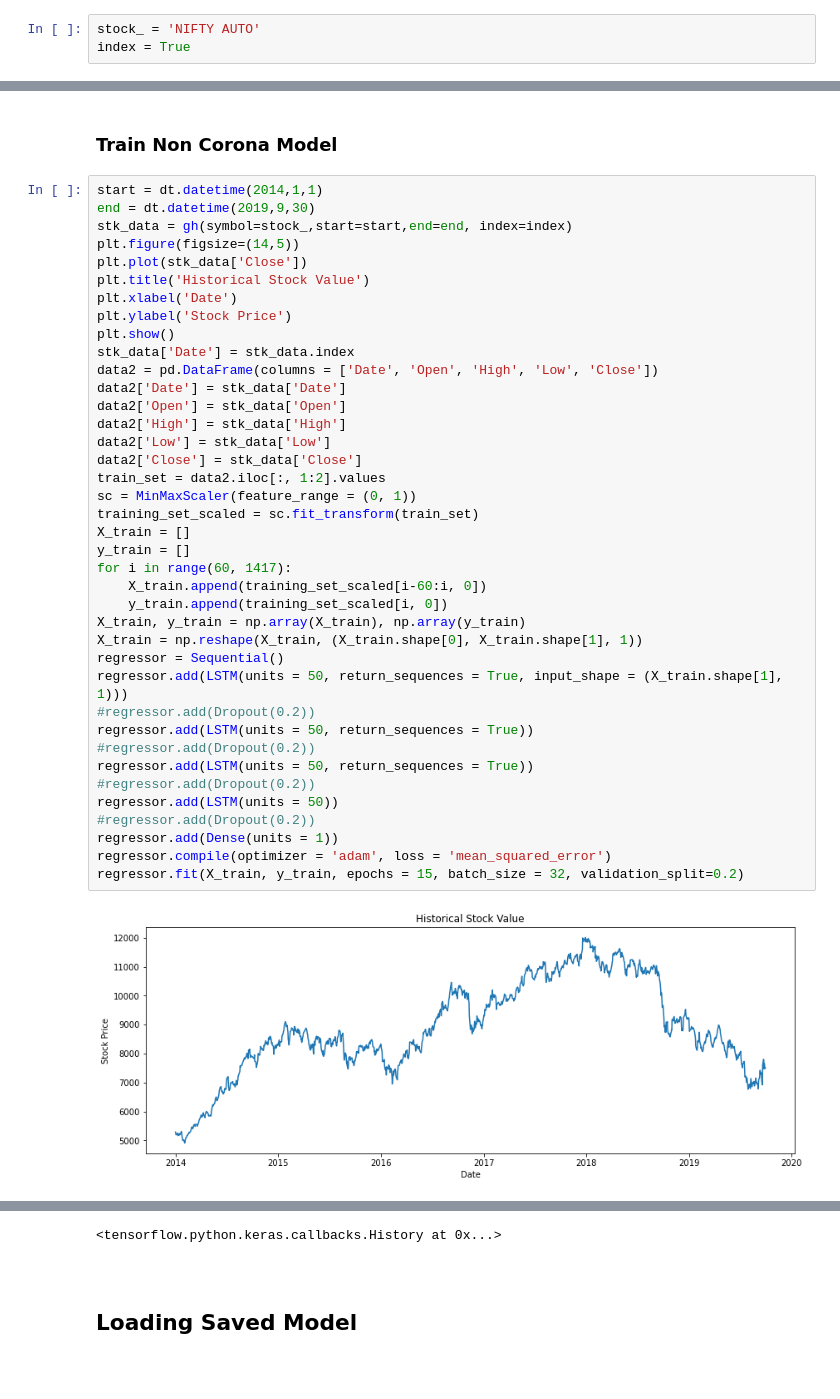
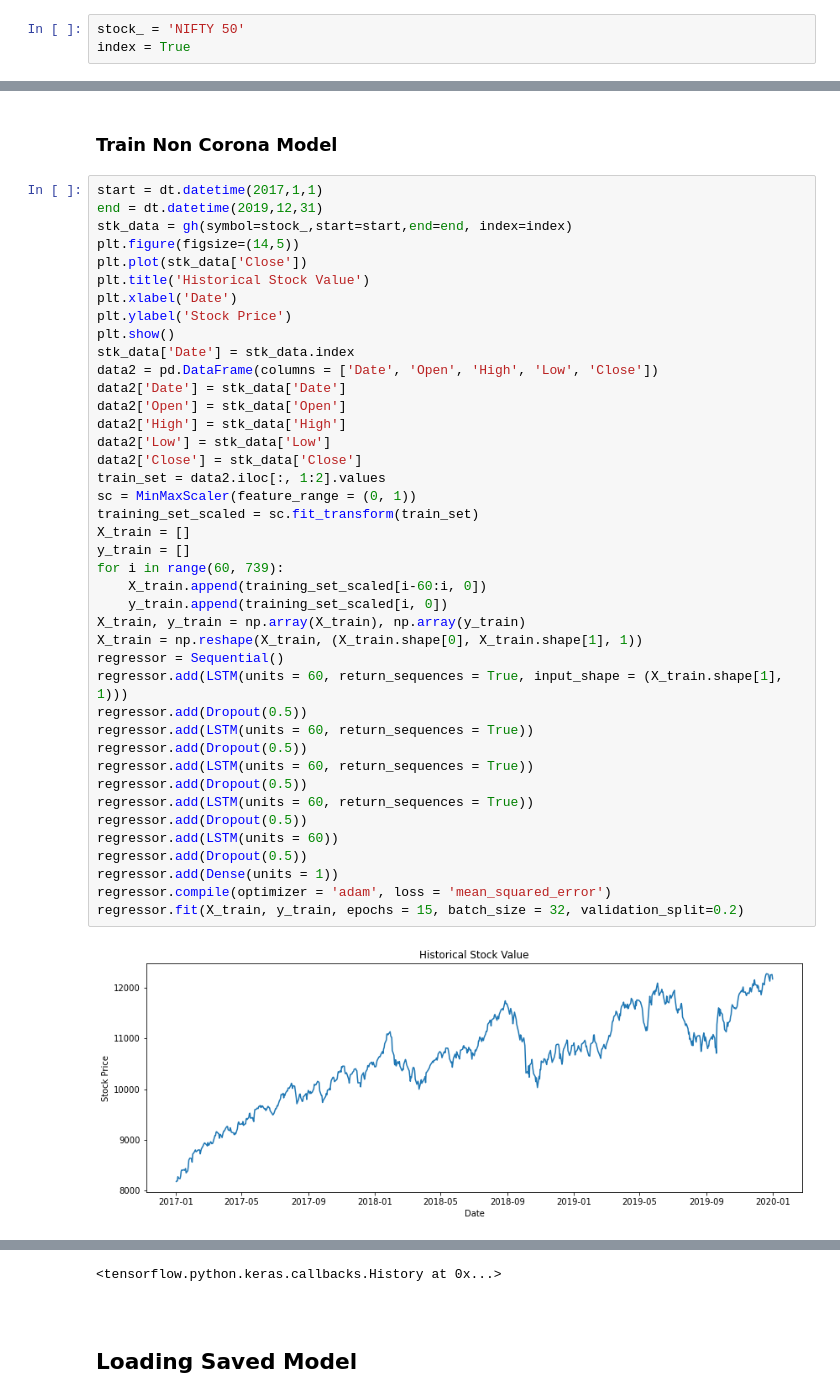
Before and after one commit to PratikGarai/Stock-Market-Prediction, a Jupyter notebook: Stocks RNN For IIIP.ipynb, the cells around one changed output, grey strips where cells are left out. Cells and saved outputs as stored; diff of their text form; blank space fills up the shorter version.

```diff
--- a/Stocks RNN For IIIP.ipynb
+++ b/Stocks RNN For IIIP.ipynb
@@ -1,5 +1,5 @@
 # %%
-stock_ = 'NIFTY AUTO'
+stock_ = 'NIFTY 50'
 index = True
 # %%
 from nsepy import get_history as gh
@@ -20,44 +20,46 @@ from keras.layers import Dropout
 # %% [markdown]
 <h3> Train Non Corona Model </h3>
 # %%
-start = dt.datetime(2014,1,1)
-end = dt.datetime(2019,9,30)
+start = dt.datetime(2017,1,1)
+end = dt.datetime(2019,12,31)
 stk_data = gh(symbol=stock_,start=start,end=end, index=index)
 plt.figure(figsize=(14,5))
 plt.plot(stk_data['Close'])
 plt.title('Historical Stock Value')
 plt.xlabel('Date')
 plt.ylabel('Stock Price')
 plt.show()
 stk_data['Date'] = stk_data.index
 data2 = pd.DataFrame(columns = ['Date', 'Open', 'High', 'Low', 'Close'])
 data2['Date'] = stk_data['Date']
 data2['Open'] = stk_data['Open']
 data2['High'] = stk_data['High']
 data2['Low'] = stk_data['Low']
 data2['Close'] = stk_data['Close']
 train_set = data2.iloc[:, 1:2].values
 sc = MinMaxScaler(feature_range = (0, 1))
 training_set_scaled = sc.fit_transform(train_set)
 X_train = []
 y_train = []
-for i in range(60, 1417):
+for i in range(60, 739):
     X_train.append(training_set_scaled[i-60:i, 0])
     y_train.append(training_set_scaled[i, 0])
 X_train, y_train = np.array(X_train), np.array(y_train)
 X_train = np.reshape(X_train, (X_train.shape[0], X_train.shape[1], 1))
 regressor = Sequential()
-regressor.add(LSTM(units = 50, return_sequences = True, input_shape = (X_train.shape[1], 1)))
-#regressor.add(Dropout(0.2))
-regressor.add(LSTM(units = 50, return_sequences = True))
-#regressor.add(Dropout(0.2))
-regressor.add(LSTM(units = 50, return_sequences = True))
-#regressor.add(Dropout(0.2))
-regressor.add(LSTM(units = 50))
-#regressor.add(Dropout(0.2))
+regressor.add(LSTM(units = 60, return_sequences = True, input_shape = (X_train.shape[1], 1)))
+regressor.add(Dropout(0.5))
+regressor.add(LSTM(units = 60, return_sequences = True))
+regressor.add(Dropout(0.5))
+regressor.add(LSTM(units = 60, return_sequences = True))
+regressor.add(Dropout(0.5))
+regressor.add(LSTM(units = 60, return_sequences = True))
+regressor.add(Dropout(0.5))
+regressor.add(LSTM(units = 60))
+regressor.add(Dropout(0.5))
 regressor.add(Dense(units = 1))
 regressor.compile(optimizer = 'adam', loss = 'mean_squared_error')
 regressor.fit(X_train, y_train, epochs = 15, batch_size = 32, validation_split=0.2)
 # %% [output]
-[figure, old version]
+[figure, new version]
 Epoch 1/15
```
Also changed, not shown: parts of 6 cells of this notebook.
